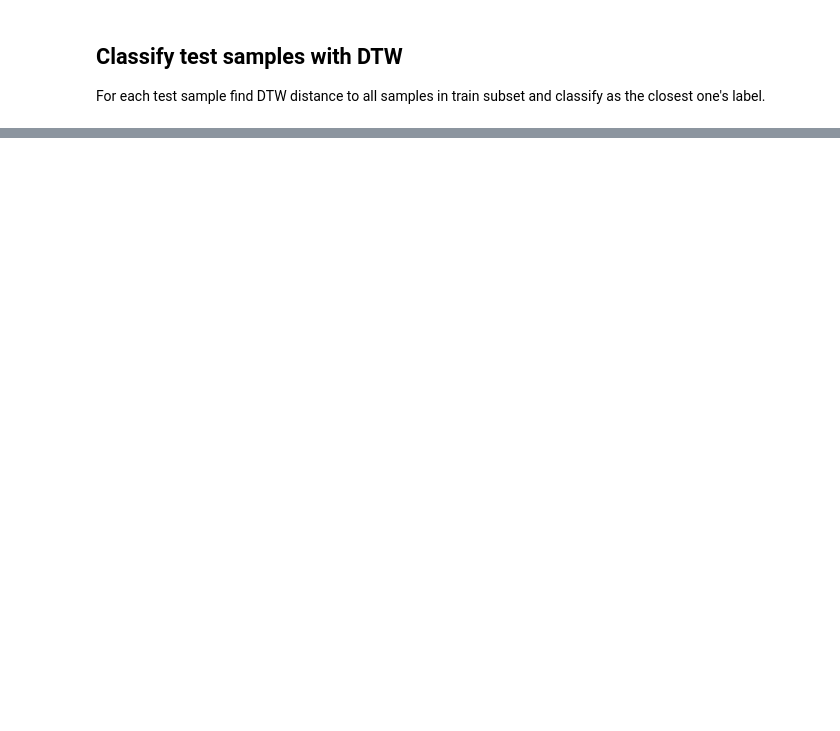
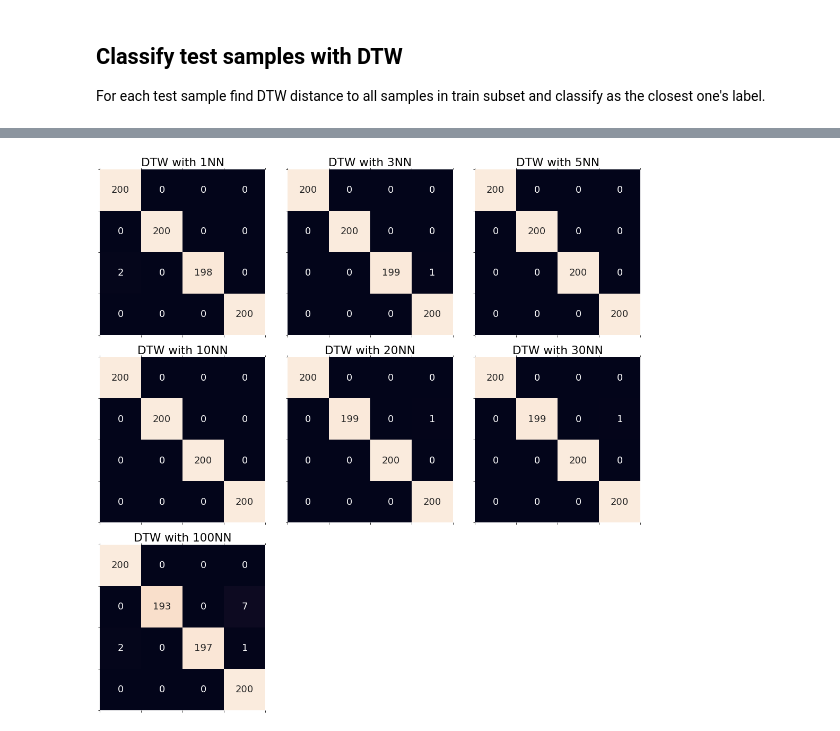
Before and after one commit to mkonopacka/HMM_DTW_v2, a Jupyter notebook: 02_2_dtw_classification.ipynb, the cells around one changed output, grey strips where cells are left out. Drawn from its saved outputs; the diff is of its cells as text; code cells hidden in the pictures; blank space fills up the shorter version.

```diff
--- a/02_2_dtw_classification.ipynb
+++ b/02_2_dtw_classification.ipynb
@@ -17,10 +17,11 @@ import os
 import time
 
 RESULTS_DIR = "results_twoPattern"
-DATA_PICKLE_FILE = "data_two_pattern/two_pattern_dif_lens.pkl"
+DATA_PICKLE_FILE = "data_two_pattern/two_pattern_eq_lens_ntrain200.pkl_1661938024"
 SPLIT_ID = 0
 K_LST = [1,3,5,10,20,30,100] # list of used K, don't change
-PARTIAL_MATCHES = True       # if True, allow for partial matches
+PARTIAL_MATCHES = True      # if True, allow for partial matches
 CLS_NAME = "DTW"
-WINDOW_SIZE = 0 # 0 is no window
-FILENAME_INFIX = f"dtw_part_w{WINDOW_SIZE}_results_for" if PARTIAL_MATCHES else f"dtw_w{WINDOW_SIZE}_results_for"
+WINDOW_SIZE = None #
+window = "" if WINDOW_SIZE is None else f"w{WINDOW_SIZE}_"
+FILENAME_INFIX = f"dtw_part_{window}results_for" if PARTIAL_MATCHES else f"dtw_w{WINDOW_SIZE}_results_for"
@@ -68,11 +65,7 @@ partial = PARTIAL_MATCHES, window = WINDOW_SIZE) -> dict[int, int]:
     for Y in train_samples:
         dtw_obj = dtw.dtw(
             X, Y, open_begin= partial, open_end = partial,
-            step_pattern = dtw.asymmetric if partial else dtw.symmetric1,
-            window_args= {} if window == 0 else {
-                "window_type": "saokechiba",
-                "window_size": window
-            }
+            step_pattern = dtw.asymmetric if partial else dtw.symmetric2
             )
         normalized_dist = dtw_obj.normalizedDistance
         distances.append(normalized_dist)
@@ -126,28 +126,30 @@ predictions_dfs["1NN"].head()
 # %%
 # how many plots based on # used k values
 ncols = int(np.ceil(np.sqrt(len(k_lst))))
 nrows = int(np.ceil(len(k_lst)/ncols))
 
 y_true = test_df["true_label"]
 plt.rcParams["figure.figsize"] = (5*ncols, 5*nrows)
-plt.rcParams['font.size'] = 3*nrows
+plt.rcParams['font.size'] = min(6*nrows, 28)
 fig, axes = plt.subplots(ncols = ncols, nrows = nrows)
 
 for i,k in enumerate(k_lst):
     max_i = i
     ax = axes.flat[i]
     y_pred = predictions_dfs[f"{k}NN"]["pred"]
     cm = confusion_matrix(y_true, y_pred)
     sns.heatmap(cm, annot=True, fmt='g', ax=ax, cbar = False)
     ax.matshow(cm)
     ax.set_title(f"DTW with {k}NN")
 
 # hide unused axes
 for i in range(max_i+1,len(axes.flat)):
     axes.flat[i].set_visible(False)
 
 plt.tight_layout()
 plt.show()
+# %% [output]
+[figure, added]
 # %%
 accuracies = dict()
 for variant, df in predictions_dfs.items():
```
Also changed, not shown: parts of 8 cells of this notebook, 2 other files.
